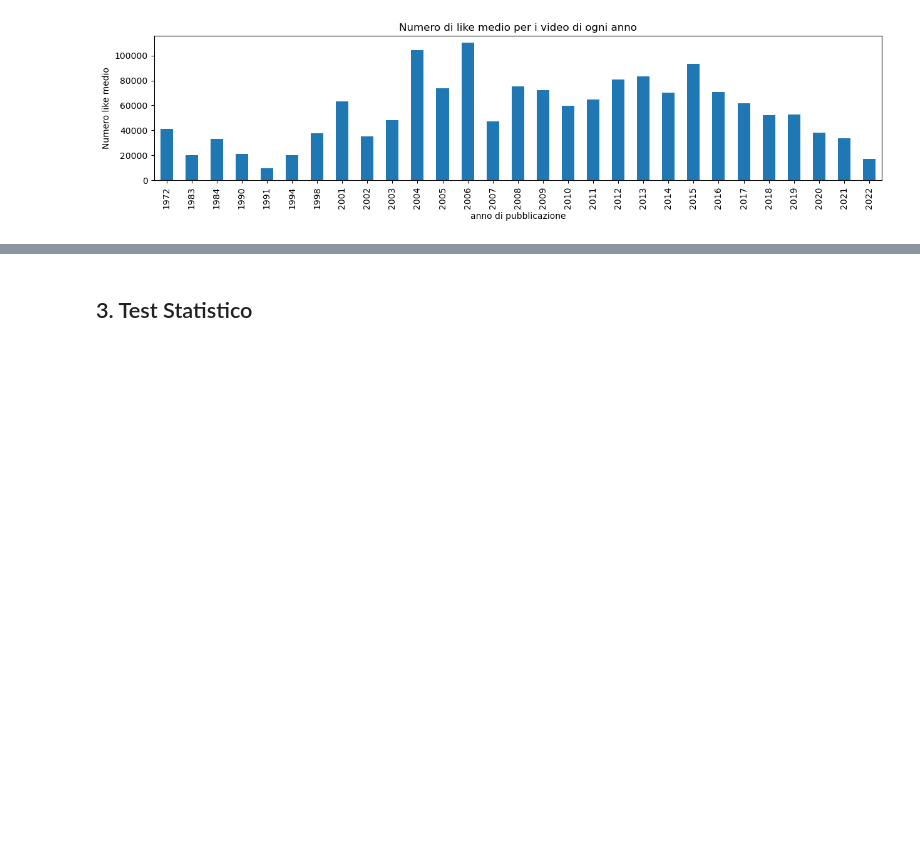
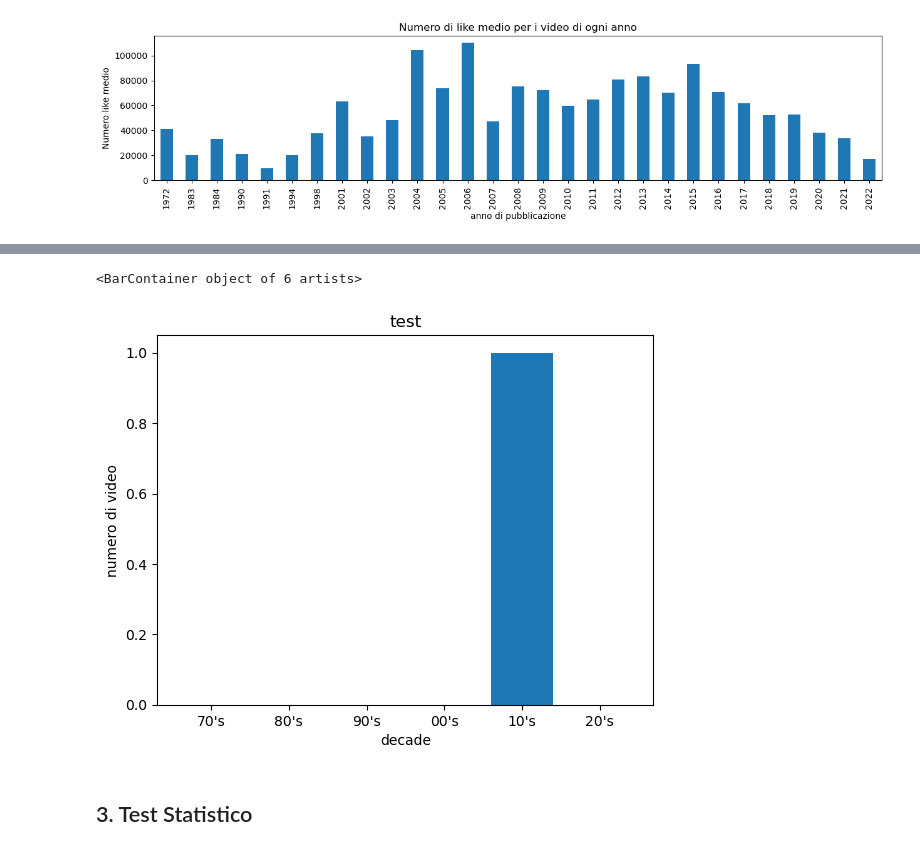
Before and after one commit to InKeaton/DataTed, a Jupyter notebook: data_ted.ipynb, the cells around one changed output, grey strips where cells are left out. Cells and saved outputs as stored; diff of their text form; code cells hidden in the pictures; blank space fills up the shorter version.

```diff
--- a/data_ted.ipynb
+++ b/data_ted.ipynb
@@ -125,3 +219,12 @@ daTed.groupby(daTed.date.dt.year)['likes'].mean().plot(kind='bar', figsize=(15,
+# %%
+# dicing
+plt.title('test')
+plt.ylabel('numero di video')
+plt.xlabel("decade")
+plt.bar(quantize_date, OLAP[4,5,:])
+# %% [output]
+<BarContainer object of 6 artists>
+[figure, added]
 # %% [markdown]
 ## 3. Test Statistico
 # %% [markdown]
```
Also changed, not shown: parts of 8 cells of this notebook.
